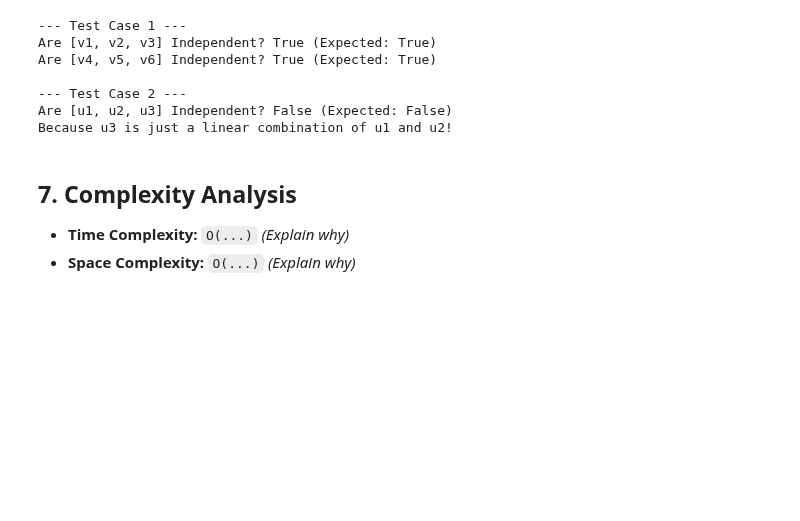
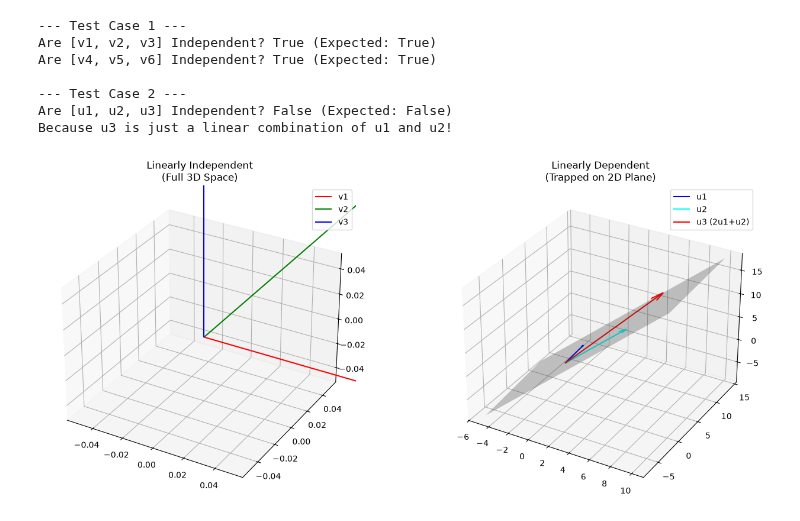
Before and after one commit to suwasghale/math-for-ai-100-days, a Jupyter notebook: Day_006_Linear_Independence_&_Dependence/day_006.ipynb, the cells around one changed output. Cells and saved outputs as stored; diff of their text form; code cells hidden in the pictures; blank space fills up the shorter version.

Commit message:
visualization and complexity analysis for linear dependence & independence

```diff
--- a/Day_006_Linear_Independence_&_Dependence/day_006.ipynb
+++ b/Day_006_Linear_Independence_&_Dependence/day_006.ipynb
@@ -105,7 +105,43 @@ Are [v4, v5, v6] Independent? True (Expected: True)
 --- Test Case 2 ---
 Are [u1, u2, u3] Independent? False (Expected: False)
 Because u3 is just a linear combination of u1 and u2!
-# %% [markdown]
-## 7. Complexity Analysis
-- **Time Complexity:** `O(...)` *(Explain why)*
-- **Space Complexity:** `O(...)` *(Explain why)*
+# %%
+import numpy as np
+import matplotlib.pyplot as plt
+
+# 1. Independent Vectors (The Basis)
+v1, v2, v3 = np.array([1, 0, 0]), np.array([0, 1, 0]), np.array([0, 0, 1])
+
+# 2. Dependent Vectors (Trapped on a plane)
+# u3 = 2*u1 + u2
+u1, u2 = np.array([1, 2, 3]), np.array([4, 5, 6])
+u3 = 2 * u1 + u2
+
+fig = plt.figure(figsize=(14, 6))
+
+# --- Plot 1: Independent ---
+ax1 = fig.add_subplot(1, 2, 1, projection='3d')
+ax1.quiver(0, 0, 0, *v1, color='r', label='v1', arrow_length_ratio=0.2)
+ax1.quiver(0, 0, 0, *v2, color='g', label='v2', arrow_length_ratio=0.2)
+ax1.quiver(0, 0, 0, *v3, color='b', label='v3', arrow_length_ratio=0.2)
+ax1.set_title("Linearly Independent\n(Full 3D Space)")
+ax1.legend()
+
+# --- Plot 2: Dependent ---
+ax2 = fig.add_subplot(1, 2, 2, projection='3d')
+ax2.quiver(0, 0, 0, *u1, color='blue', label='u1', arrow_length_ratio=0.1)
+ax2.quiver(0, 0, 0, *u2, color='cyan', label='u2', arrow_length_ratio=0.1)
+ax2.quiver(0, 0, 0, *u3, color='red', label='u3 (2u1+u2)', arrow_length_ratio=0.1)
+
+# Plane visualization for dependence
+c1, c2 = np.meshgrid(np.linspace(-1, 2, 5), np.linspace(-1, 2, 5))
+X = c1*u1[0] + c2*u2[0]; Y = c1*u1[1] + c2*u2[1]; Z = c1*u1[2] + c2*u2[2]
+ax2.plot_surface(X, Y, Z, color='gray', alpha=0.3)
+
+ax2.set_title("Linearly Dependent\n(Trapped on 2D Plane)")
+ax2.legend()
+
+plt.tight_layout()
+plt.show()
+# %% [output]
+[figure, added]
```
Also changed, not shown: parts of 1 cell of this notebook.
